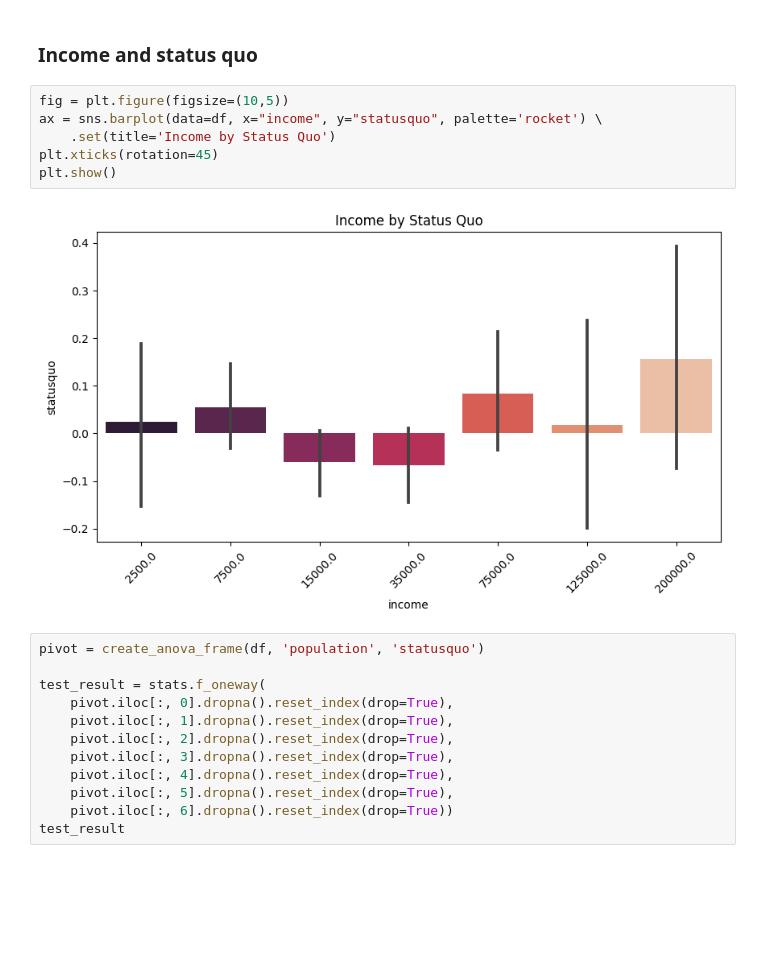
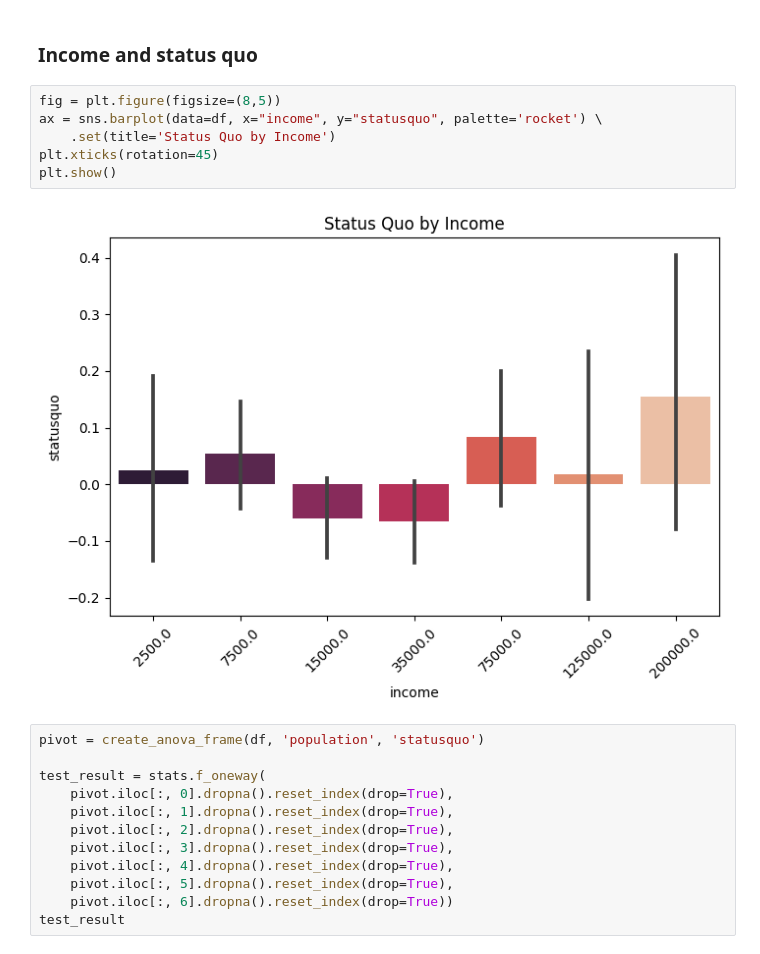
Before and after one commit to KasperLindm/Chile, a Jupyter notebook: chile_notebook.ipynb, the cells around one changed output. Saved outputs shown, nothing was run; the diff lists cells and outputs as text; blank space fills up the shorter version.

```diff
--- a/chile_notebook.ipynb
+++ b/chile_notebook.ipynb
@@ -683,13 +700,13 @@ The p value is very low so we reject the null hypothesis and accept the alternat
 # %% [markdown]
 ### Income and status quo
 # %%
-fig = plt.figure(figsize=(10,5))
+fig = plt.figure(figsize=(8,5))
 ax = sns.barplot(data=df, x="income", y="statusquo", palette='rocket') \
-    .set(title='Income by Status Quo')
+    .set(title='Status Quo by Income')
 plt.xticks(rotation=45)
 plt.show()
 # %% [output]
-[figure, old version]
+[figure, new version]
 # %%
 pivot = create_anova_frame(df, 'population', 'statusquo')
 
```
Also changed, not shown: parts of 23 cells of this notebook.
